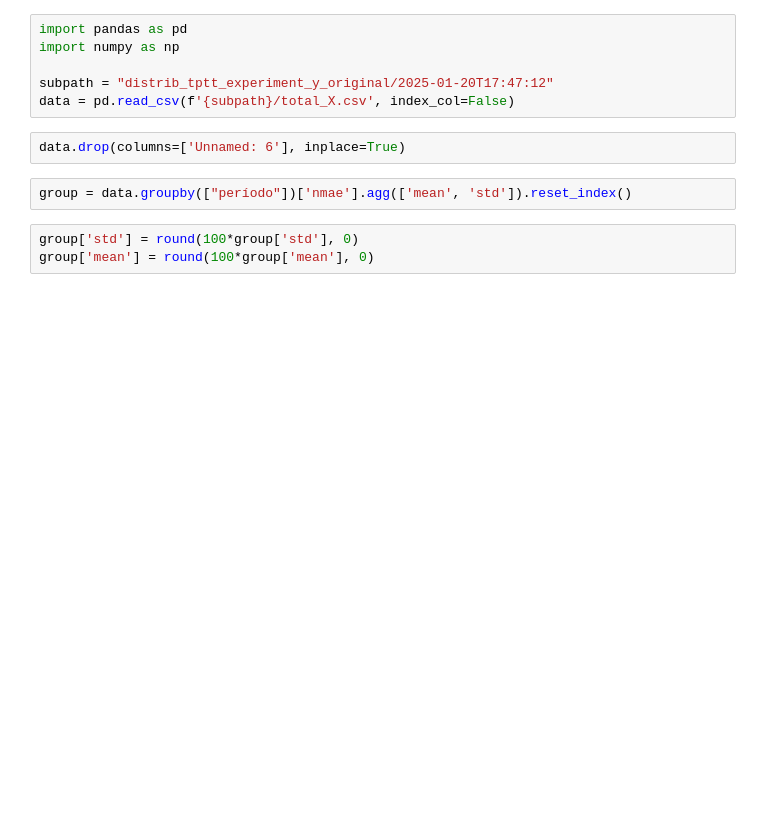
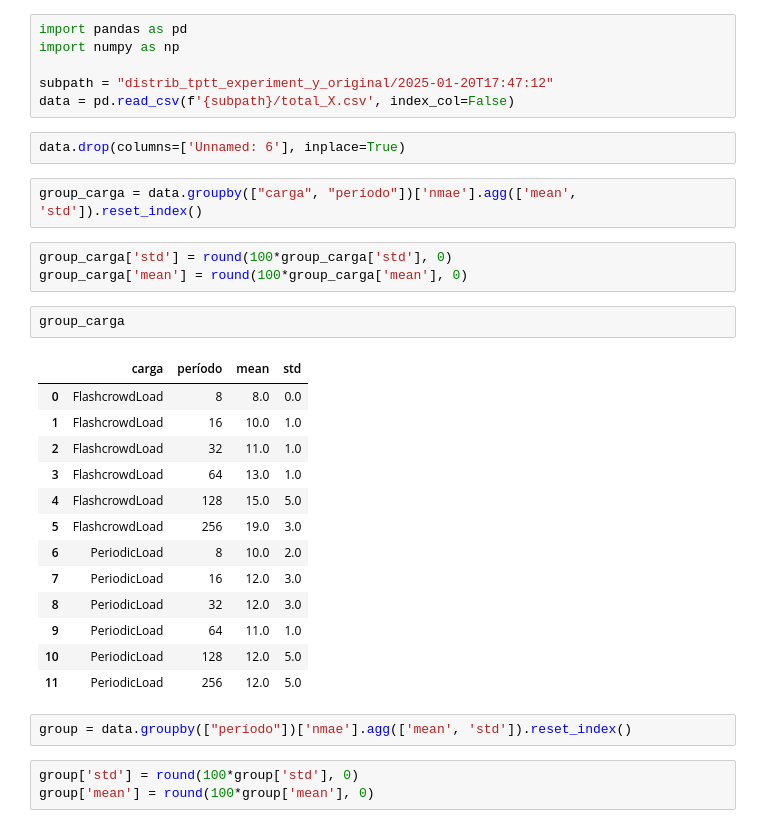
Before and after one commit to DaviVilarinho/ic-intervalo-qos, a Jupyter notebook: AnalisePeriodicidadeDistribTptt.ipynb, the cells around one changed output. Drawn from its saved outputs; the diff is of its cells as text; blank space fills up the shorter version.

```diff
--- a/AnalisePeriodicidadeDistribTptt.ipynb
+++ b/AnalisePeriodicidadeDistribTptt.ipynb
@@ -6,6 +6,27 @@ subpath = "distrib_tptt_experiment_y_original/2025-01-20T17:47:12"
 data = pd.read_csv(f'{subpath}/total_X.csv', index_col=False)
 # %%
 data.drop(columns=['Unnamed: 6'], inplace=True)
+# %%
+group_carga = data.groupby(["carga", "período"])['nmae'].agg(['mean', 'std']).reset_index()
+# %%
+group_carga['std'] = round(100*group_carga['std'], 0)
+group_carga['mean'] = round(100*group_carga['mean'], 0)
+# %%
+group_carga
+# %% [output]
+|  | carga | período | mean | std |
+| 0 | FlashcrowdLoad | 8 | 8.0 | 0.0 |
+| 1 | FlashcrowdLoad | 16 | 10.0 | 1.0 |
+| 2 | FlashcrowdLoad | 32 | 11.0 | 1.0 |
+| 3 | FlashcrowdLoad | 64 | 13.0 | 1.0 |
+| 4 | FlashcrowdLoad | 128 | 15.0 | 5.0 |
+| 5 | FlashcrowdLoad | 256 | 19.0 | 3.0 |
+| 6 | PeriodicLoad | 8 | 10.0 | 2.0 |
+| 7 | PeriodicLoad | 16 | 12.0 | 3.0 |
+| 8 | PeriodicLoad | 32 | 12.0 | 3.0 |
+| 9 | PeriodicLoad | 64 | 11.0 | 1.0 |
+| 10 | PeriodicLoad | 128 | 12.0 | 5.0 |
+| 11 | PeriodicLoad | 256 | 12.0 | 5.0 |
 # %%
 group = data.groupby(["período"])['nmae'].agg(['mean', 'std']).reset_index()
 # %%
```
Also changed, not shown: parts of 3 cells of this notebook, 3 other files.
